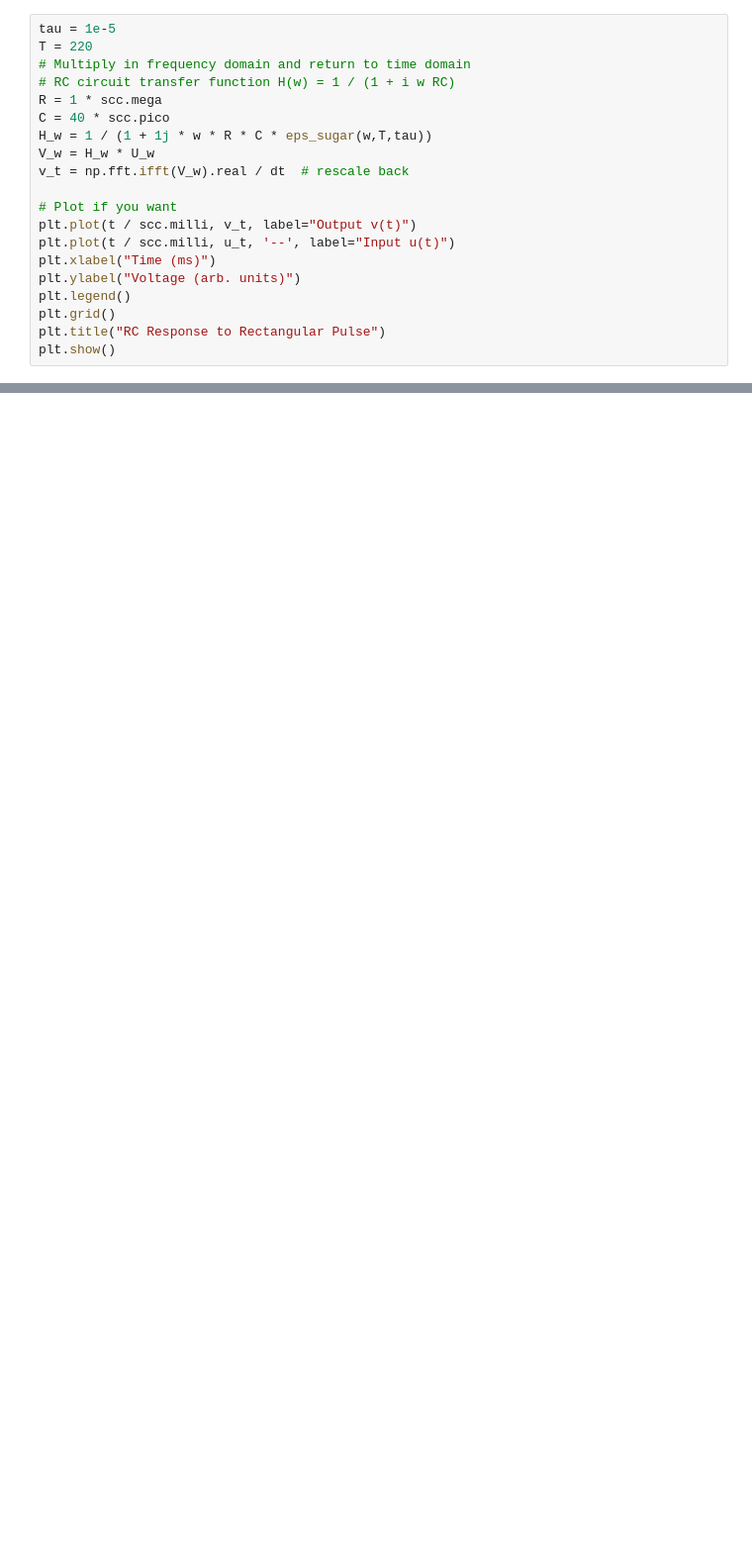
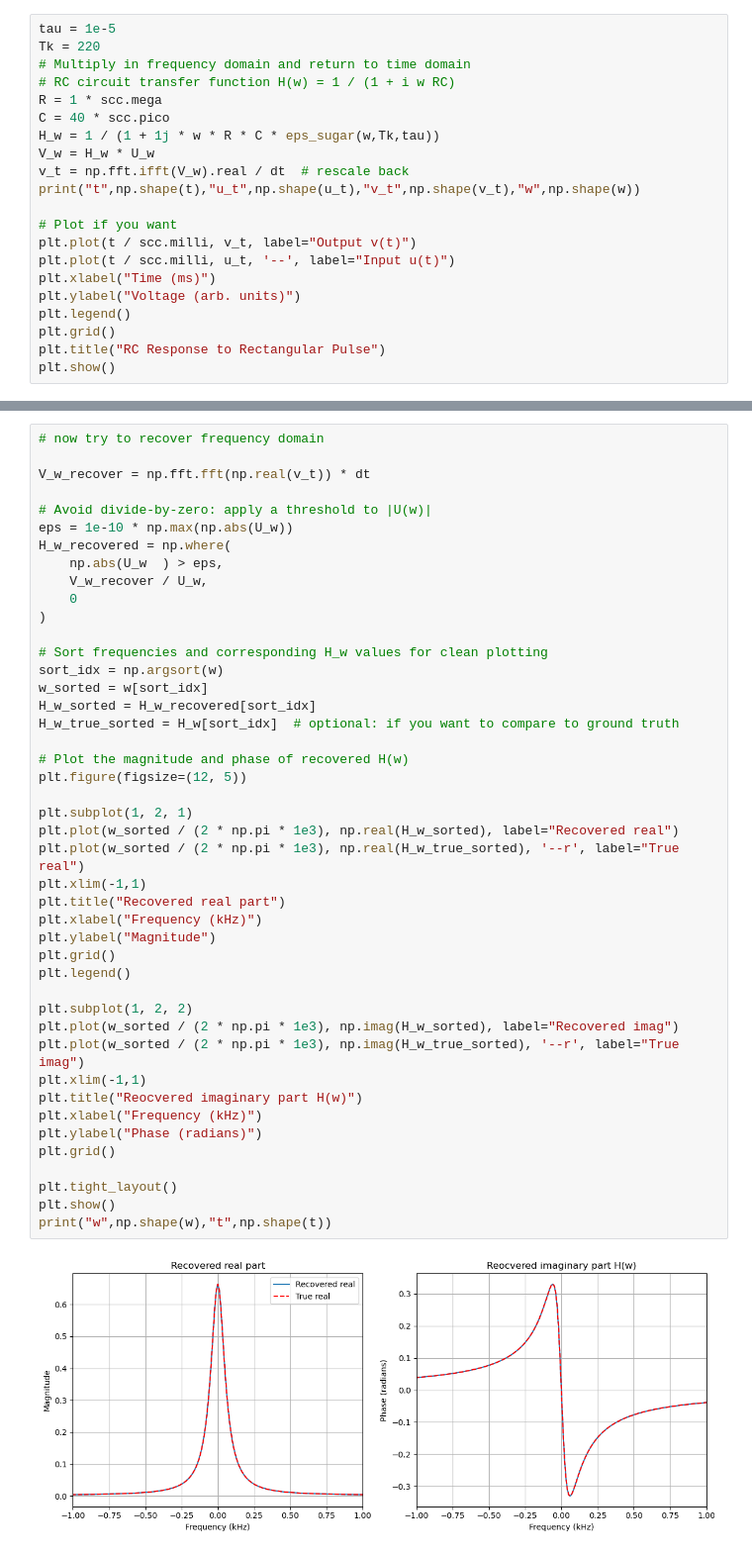
Before and after one commit to luriol/Cryopreservation, a Jupyter notebook: capacitor_time_domain.ipynb, the cells around one changed output, grey strips where cells are left out. Shown: that part at 99% size. Drawn from its saved outputs; the diff is of its cells as text; blank space fills up the shorter version.

```diff
--- a/capacitor_time_domain.ipynb
+++ b/capacitor_time_domain.ipynb
@@ -106,13 +112,14 @@ plt.yscale("linear")
 # %%
 tau = 1e-5
-T = 220
+Tk = 220
 # Multiply in frequency domain and return to time domain
 # RC circuit transfer function H(w) = 1 / (1 + i w RC)
 R = 1 * scc.mega
 C = 40 * scc.pico
-H_w = 1 / (1 + 1j * w * R * C * eps_sugar(w,T,tau))
+H_w = 1 / (1 + 1j * w * R * C * eps_sugar(w,Tk,tau))
 V_w = H_w * U_w
 v_t = np.fft.ifft(V_w).real / dt  # rescale back
+print("t",np.shape(t),"u_t",np.shape(u_t),"v_t",np.shape(v_t),"w",np.shape(w))
 
 # Plot if you want
 plt.plot(t / scc.milli, v_t, label="Output v(t)")
@@ -127,0 +139,46 @@ plt.show()
+# %%
+# now try to recover frequency domain
+
+V_w_recover = np.fft.fft(np.real(v_t)) * dt
+
+# Avoid divide-by-zero: apply a threshold to |U(w)|
+eps = 1e-10 * np.max(np.abs(U_w))
+H_w_recovered = np.where(
+    np.abs(U_w  ) > eps,
+    V_w_recover / U_w,
+    0
+)
+
+# Sort frequencies and corresponding H_w values for clean plotting
+sort_idx = np.argsort(w)
+w_sorted = w[sort_idx]
+H_w_sorted = H_w_recovered[sort_idx]
+H_w_true_sorted = H_w[sort_idx]  # optional: if you want to compare to ground truth
+
+# Plot the magnitude and phase of recovered H(w)
+plt.figure(figsize=(12, 5))
+
+plt.subplot(1, 2, 1)
+plt.plot(w_sorted / (2 * np.pi * 1e3), np.real(H_w_sorted), label="Recovered real")
+plt.plot(w_sorted / (2 * np.pi * 1e3), np.real(H_w_true_sorted), '--r', label="True real")
+plt.xlim(-1,1)
+plt.title("Recovered real part")
+plt.xlabel("Frequency (kHz)")
+plt.ylabel("Magnitude")
+plt.grid()
+plt.legend()
+
+plt.subplot(1, 2, 2)
+plt.plot(w_sorted / (2 * np.pi * 1e3), np.imag(H_w_sorted), label="Recovered imag")
+plt.plot(w_sorted / (2 * np.pi * 1e3), np.imag(H_w_true_sorted), '--r', label="True imag")
+plt.xlim(-1,1)
+plt.title("Reocvered imaginary part H(w)")
+plt.xlabel("Frequency (kHz)")
+plt.ylabel("Phase (radians)")
+plt.grid()
+
+plt.tight_layout()
+plt.show()
+print("w",np.shape(w),"t",np.shape(t))
+# %% [output]
+[figure, added]
```
Also changed, not shown: parts of 6 cells of this notebook.
